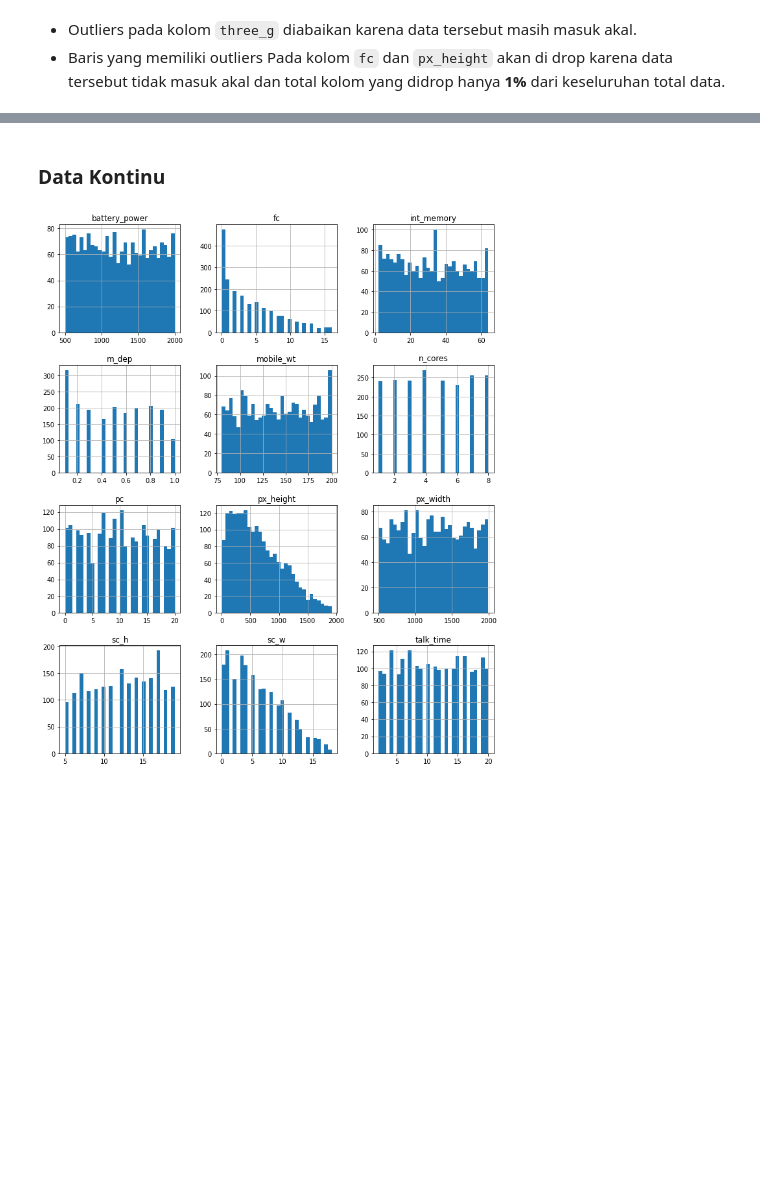
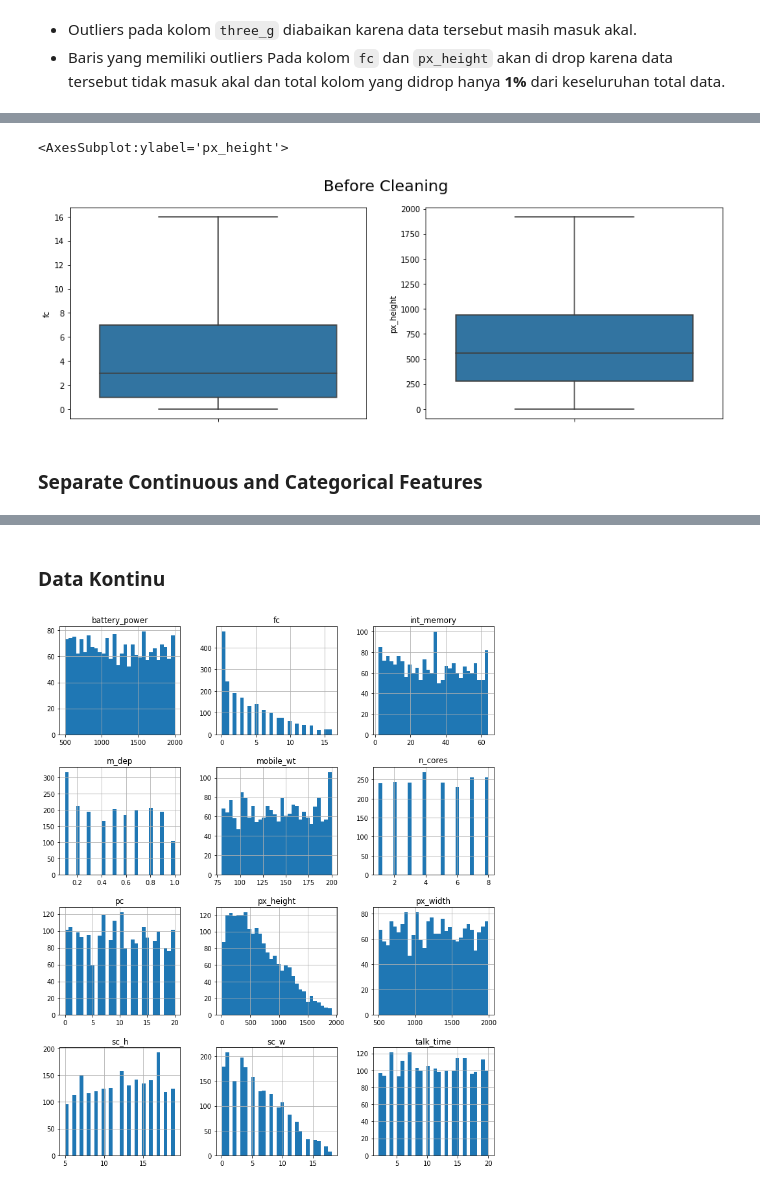
Before and after one commit to Liore-S/mobile-price-classification, a Jupyter notebook: eda.ipynb, the cells around one changed output, grey strips where cells are left out. Drawn from its saved outputs; the diff is of its cells as text; code cells hidden in the pictures; blank space fills up the shorter version.

Commit message:
continuous & categorical features

```diff
--- a/eda.ipynb
+++ b/eda.ipynb
@@ -157,0 +168,10 @@ sns.countplot(x='three_g', data=dfClean, ax=axs[2])
+# %%
+fig, axs = plt.subplots(1, 2, figsize=(15,5))
+fig.suptitle('Before Cleaning', fontsize=20)
+sns.boxplot(y='fc', data=dfClean, ax=axs[0])
+sns.boxplot(y='px_height', data=dfClean, ax=axs[1])
+# %% [output]
+<AxesSubplot:ylabel='px_height'>
+[figure, added]
+# %% [markdown]
+### Separate Continuous and Categorical Features
```
Also changed, not shown: parts of 10 cells of this notebook, 4 other files.
